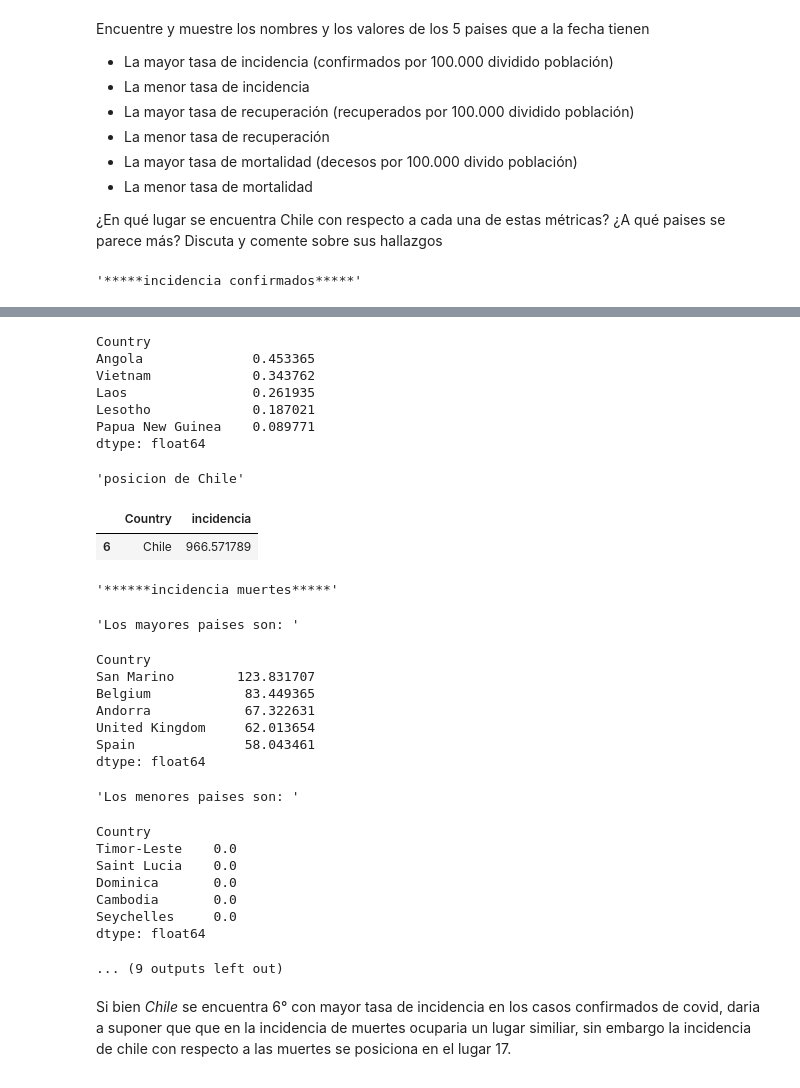
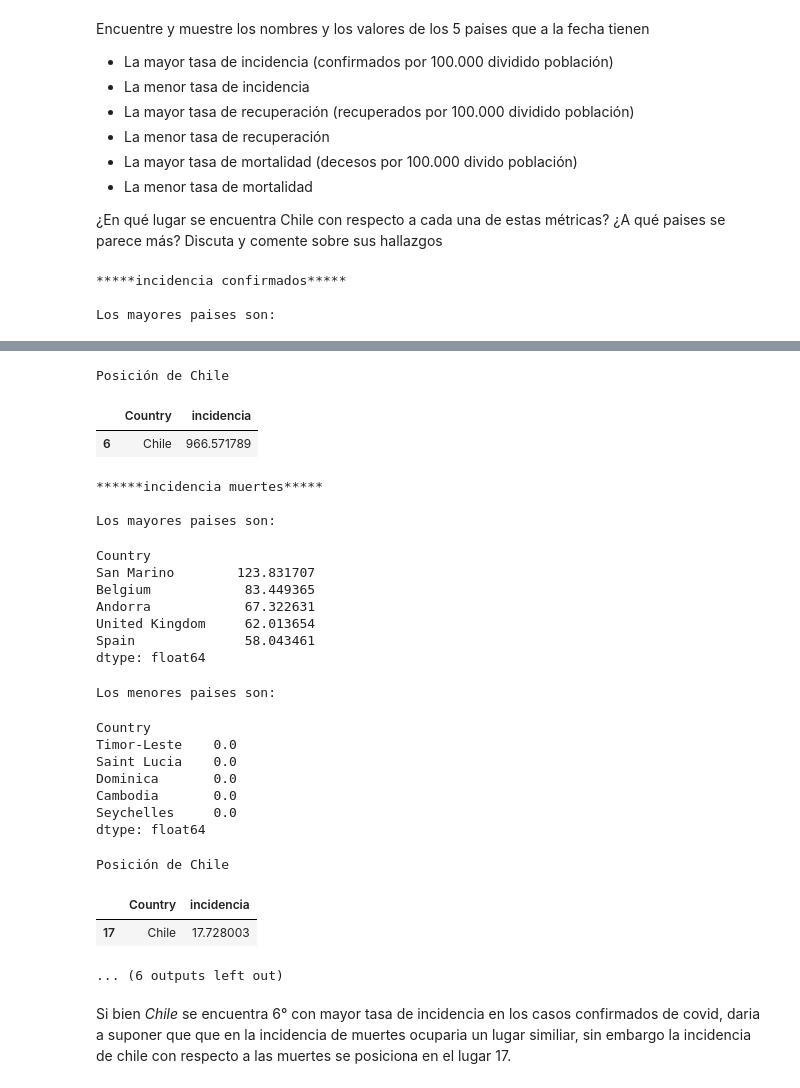
Before and after one commit to hiawvp/INFO147_TAREA01, a Jupyter notebook: info147_tarea1_ruiz_vasquez.ipynb, the cells around one changed output, grey strips where cells are left out. Drawn from its saved outputs; the diff is of its cells as text; code cells hidden in the pictures.

```diff
--- a/info147_tarea1_ruiz_vasquez.ipynb
+++ b/info147_tarea1_ruiz_vasquez.ipynb
@@ -364,32 +328,34 @@ Encuentre y muestre los nombres y los valores de los 5 paises que a la fecha tie
 ¿En qué lugar se encuentra Chile con respecto a cada una de estas métricas? ¿A qué paises se parece más? Discuta y comente sobre sus hallazgos
 # %%
 def incidencia(df):
-    return (df.iloc[:,-2]*100000/df.iloc[:,-1])
+    return (df.iloc[:,-2] * 100000 / df.iloc[:,-1])
 
 
 def mayoresMenores(df):
     #ascending=False          orden descendiente
-    df=df.sort_values(axis=0, ascending=False)
-    display("Los mayores paises son: ")
+    df = df.sort_values(axis=0, ascending=False)
+    print("Los mayores paises son: ")
     display(df.head(5))
-    display("Los menores paises son: ")
+    print("Los menores paises son: ")
     display(df.tail(5))
 
-    df=df.reset_index()
-    df.rename(columns={0:'incidencia'},inplace=True)
-    a=np.arange(1, df.shape[0]+1)
-    df.set_index(a,inplace=True)
+    df = df.reset_index()
+    df.rename(columns={0:'incidencia'}, inplace=True)
+    a = np.arange(1, df.shape[0]+1)
+    df.set_index(a, inplace=True)
 
-    display("posicion de Chile")
+    print("Posición de Chile")
     display(df[(df['Country'] == "Chile")])
 # %%
-display("*****incidencia confirmados*****")
+print("*****incidencia confirmados*****\n")
 mayoresMenores(incidencia(finalConfirmados))
 
-display("******incidencia muertes*****")
+print("******incidencia muertes*****\n")
 mayoresMenores(incidencia(finalMuertes))
 
-display("*****incidencia recuperados*****")
+print("*****incidencia recuperados*****\n")
 mayoresMenores(incidencia(finalRecuperados))
 # %% [output]
-'*****incidencia confirmados*****'
+*****incidencia confirmados*****
+
+Los mayores paises son:
@@ -405,31 +377,28 @@ dtype: float64
-Country
-Angola              0.453365
-Vietnam             0.343762
-Laos                0.261935
-Lesotho             0.187021
-Papua New Guinea    0.089771
-dtype: float64
+Posición de Chile
+|  | Country | incidencia |
+| 6 | Chile | 966.571789 |
-'posicion de Chile'
+******incidencia muertes*****
+
+Los mayores paises son:
-|  | Country | incidencia |
-| 6 | Chile | 966.571789 |
-'******incidencia muertes*****'
+Country
+San Marino        123.831707
+Belgium            83.449365
+Andorra            67.322631
+United Kingdom     62.013654
+Spain              58.043461
+dtype: float64
-'Los mayores paises son: '
+Los menores paises son:
 Country
-San Marino        123.831707
-Belgium            83.449365
-Andorra            67.322631
-United Kingdom     62.013654
-Spain              58.043461
+Timor-Leste    0.0
+Saint Lucia    0.0
+Dominica       0.0
+Cambodia       0.0
+Seychelles     0.0
 dtype: float64
-'Los menores paises son: '
+Posición de Chile
+|  | Country | incidencia |
+| 17 | Chile | 17.728003 |
-Country
-Timor-Leste    0.0
-Saint Lucia    0.0
-Dominica       0.0
-Cambodia       0.0
-Seychelles     0.0
-dtype: float64
+... (6 outputs left out)
-... (9 outputs left out)
 # %% [markdown]
 Si bien *Chile* se encuentra 6° con mayor tasa de incidencia en los casos confirmados de covid, daria a suponer que que en la incidencia de muertes ocuparia un lugar similiar, sin embargo la incidencia de chile con respecto a las muertes se posiciona en el lugar 17.
 # %% [markdown]
```
Also changed, not shown: parts of 39 cells of this notebook.
